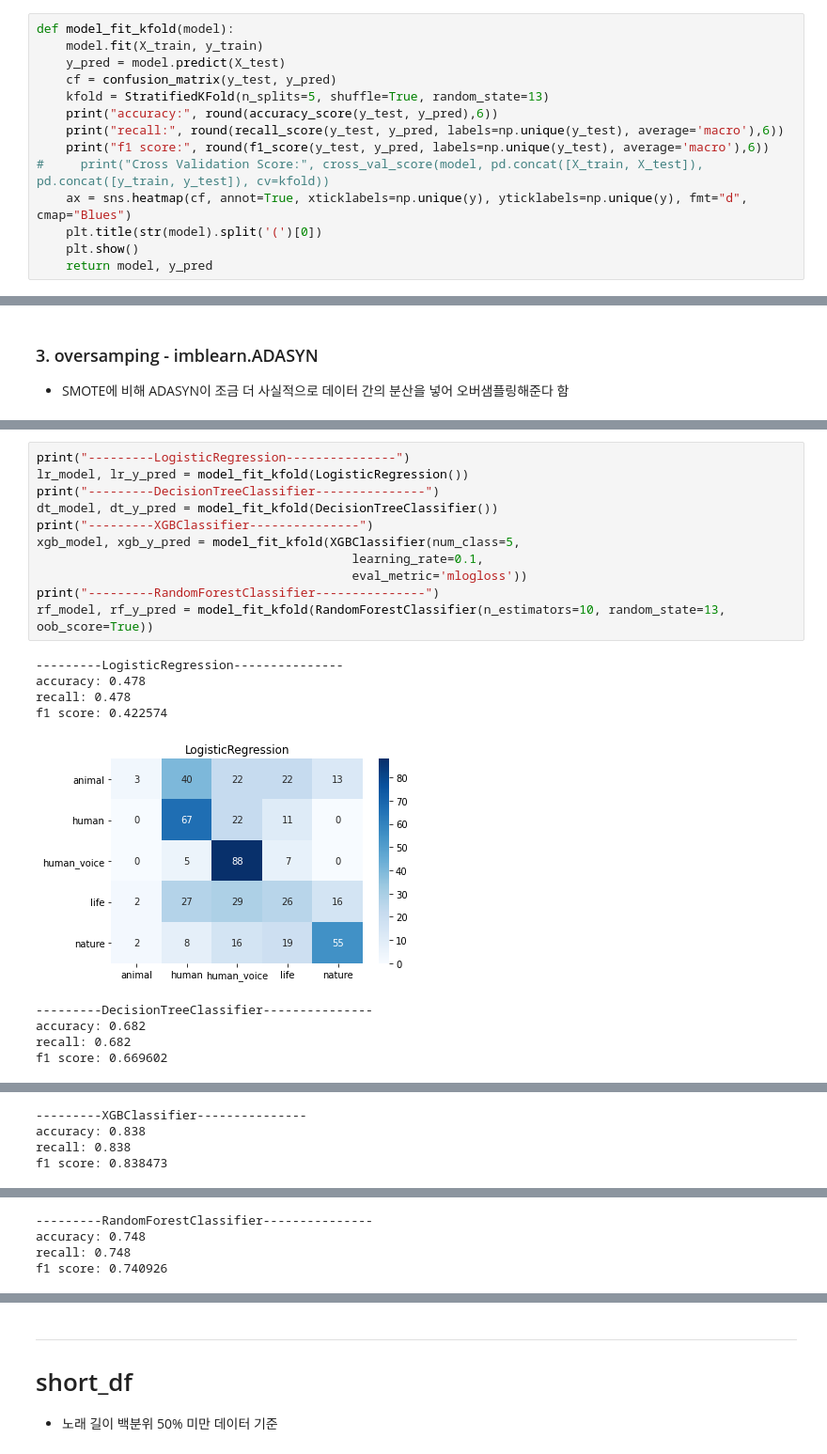
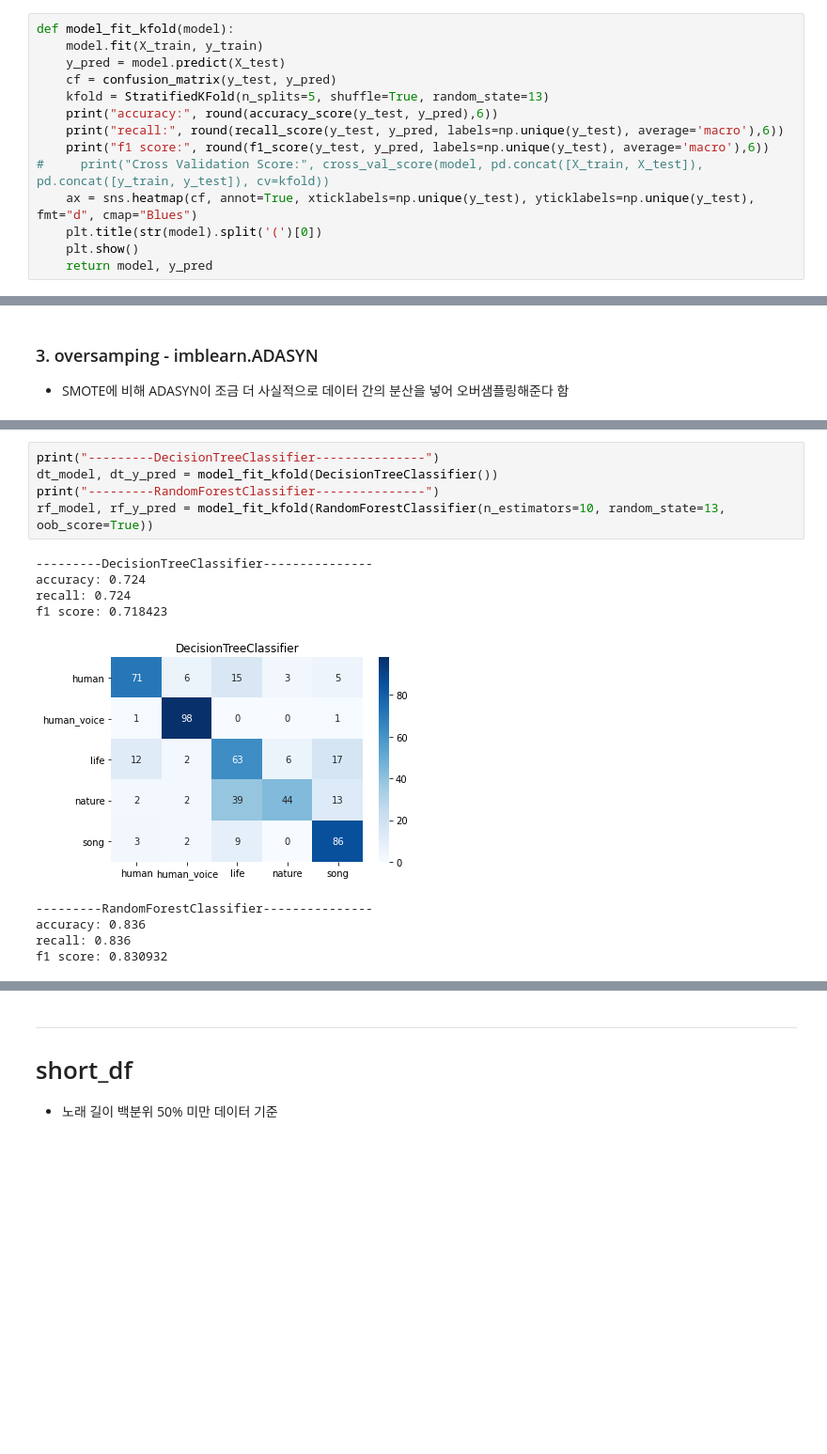
Before and after one commit to HyunjinKIM-Chloe/sai, a Jupyter notebook: codes/human_sound_trial_report_210117.ipynb, the cells around one changed output, grey strips where cells are left out. Shown at 94% size. Cells and saved outputs as stored; diff of their text form; blank space fills up the shorter version.

```diff
--- a/codes/human_sound_trial_report_210117.ipynb
+++ b/codes/human_sound_trial_report_210117.ipynb
@@ -238,7 +255,7 @@ def model_fit_kfold(model):
     print("recall:", round(recall_score(y_test, y_pred, labels=np.unique(y_test), average='macro'),6))
     print("f1 score:", round(f1_score(y_test, y_pred, labels=np.unique(y_test), average='macro'),6))
 #     print("Cross Validation Score:", cross_val_score(model, pd.concat([X_train, X_test]), pd.concat([y_train, y_test]), cv=kfold))
-    ax = sns.heatmap(cf, annot=True, xticklabels=np.unique(y), yticklabels=np.unique(y), fmt="d", cmap="Blues")
+    ax = sns.heatmap(cf, annot=True, xticklabels=np.unique(y_test), yticklabels=np.unique(y_test), fmt="d", cmap="Blues")
     plt.title(str(model).split('(')[0])
     plt.show()
     return model, y_pred
@@ -484,21 +405,15 @@ human_voice  17646
 # %%
-print("---------LogisticRegression---------------")
-lr_model, lr_y_pred = model_fit_kfold(LogisticRegression())
 print("---------DecisionTreeClassifier---------------")
 dt_model, dt_y_pred = model_fit_kfold(DecisionTreeClassifier())
-print("---------XGBClassifier---------------")
-xgb_model, xgb_y_pred = model_fit_kfold(XGBClassifier(num_class=5,
-                                           learning_rate=0.1,
-                                           eval_metric='mlogloss'))
 print("---------RandomForestClassifier---------------")
 rf_model, rf_y_pred = model_fit_kfold(RandomForestClassifier(n_estimators=10, random_state=13, oob_score=True))
 # %% [output]
----------LogisticRegression---------------
-accuracy: 0.478
-recall: 0.478
-f1 score: 0.422574
+---------DecisionTreeClassifier---------------
+accuracy: 0.724
+recall: 0.724
+f1 score: 0.718423
-[figure, old version]
+[figure, new version]
----------DecisionTreeClassifier---------------
-accuracy: 0.682
-recall: 0.682
-f1 score: 0.669602
+---------RandomForestClassifier---------------
+accuracy: 0.836
+recall: 0.836
+f1 score: 0.830932
@@ -506,4 +420,0 @@ f1 score: 0.669602
----------XGBClassifier---------------
-accuracy: 0.838
-recall: 0.838
-f1 score: 0.838473
@@ -511,4 +420,0 @@ f1 score: 0.838473
----------RandomForestClassifier---------------
-accuracy: 0.748
-recall: 0.748
-f1 score: 0.740926
```
Also changed, not shown: parts of 34 cells of this notebook, 4 other files.
